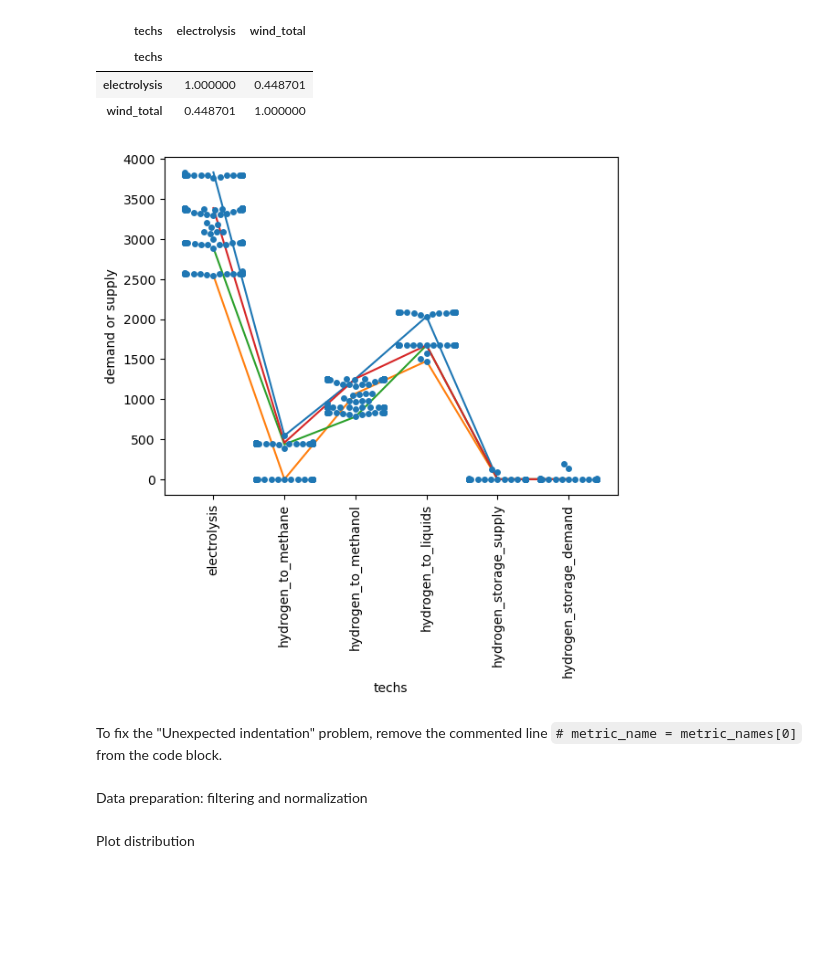
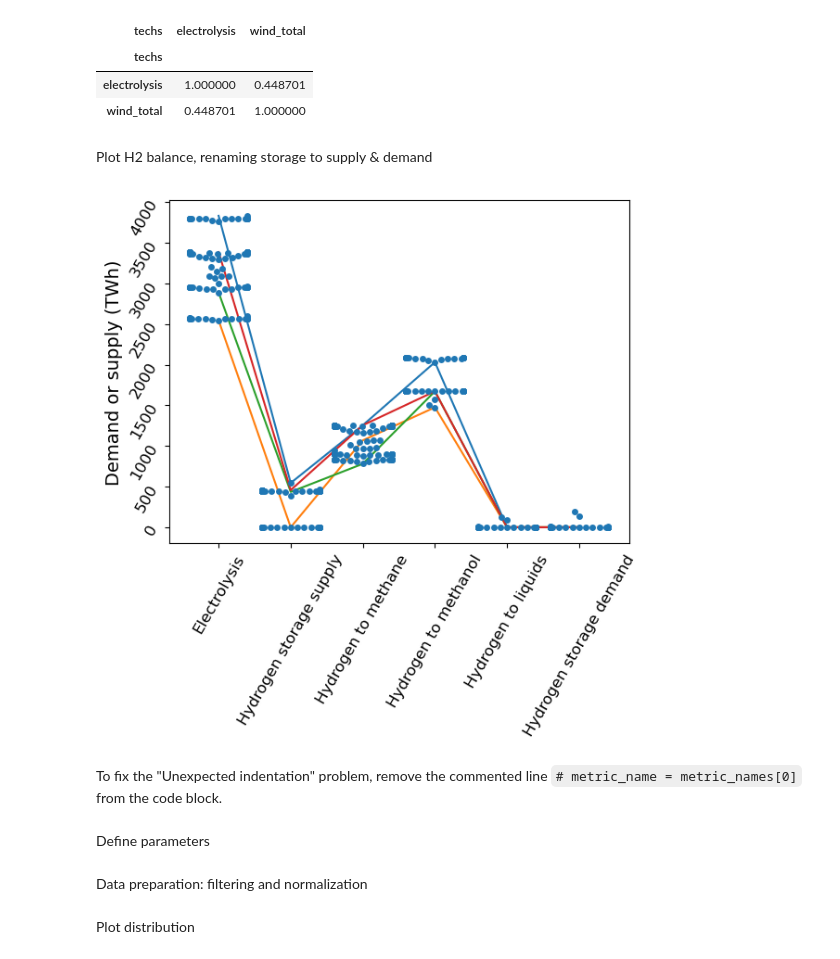
Before and after one commit to gnawin/mgaPlots, a Jupyter notebook: plot.ipynb, the cells around one changed output. Saved outputs shown, nothing was run; the diff lists cells and outputs as text; code cells hidden in the pictures; blank space fills up the shorter version.

Commit message:
Polish plotting functions

```diff
--- a/plot.ipynb
+++ b/plot.ipynb
@@ -142,8 +196,9 @@ dfs = []
 for metric_name in metric_names:
     df = read_csv(file_name, metric_name)
     carrier_of_interest = ['hydrogen']
-    aggregated_df_c = filter_by_carrier(df, metric_name, carrier_of_interest, total=True)
+    aggregated_df_c = filter_by_carrier(df, metric_name, carrier_of_interest, total=False) #NOTE:change total to True to get total capacity
     dfs.append(aggregated_df_c)
 
 combined_df = pd.concat(dfs)
+aggregated_df_c.head()
 # %% [output]
@@ -178,40 +231,74 @@ prepare_corr_matrix(aggregated_df_t, metric_name, technologies_of_interest)
 | techs |  |  |
 | electrolysis | 1.000000 | 0.448701 |
 | wind_total | 0.448701 | 1.000000 |
+# %% [markdown]
+Plot H2 balance, renaming storage to supply & demand
 # %%
 dfs = []
 new_metric_name = 'demand or supply'
 old_tech_name = 'hydrogen_storage'
 for metric_name in metric_names:
     df = read_csv(file_name, metric_name)
     df = df[df['carriers'].isin(['hydrogen'])]
     # aggregated_df = df.groupby(['spore', 'techs'])[f'{metric_name}'].sum().reset_index()
     total_df = df.groupby(['spore'])[f'{metric_name}'].sum().reset_index()
     separate_df = df.groupby(['spore', 'techs'])[f'{metric_name}'].sum().reset_index()
     separate_df['techs'] = separate_df['techs'].replace({old_tech_name: old_tech_name + "_supply" if metric_name==metric_names[1] else old_tech_name + "_demand"})
     separate_df = separate_df.rename(columns={metric_name: new_metric_name})
     dfs.append(separate_df)
 
 combined_df = pd.concat(dfs).reset_index(drop=True)
 combined_df = combined_df.sort_values(by='spore').reset_index(drop=True)
 combined_df.head(10)
 
 # add missing techs (i.e., all tech must have a value for each spore)
 pivot_df = combined_df.pivot_table(index='spore', columns='techs', values=new_metric_name, fill_value=0).reset_index()
 melt_df = pivot_df.melt(id_vars='spore', value_name=new_metric_name).sort_values(by='spore')
 combined_df = melt_df
 
 
 sns.swarmplot(x='techs', y=new_metric_name, data=combined_df, dodge=True)
 plt.xticks(rotation=90)
 
 interested_spores = [93, 97, 162, 8]
 filtered_df = combined_df[combined_df['spore'].isin(interested_spores)]
 sns.lineplot(x='techs', y=new_metric_name, hue='spore', data=filtered_df, palette='tab10', legend=False)
 # plt.savefig('outputs/electrolysis_outliers_h2_demand_supply_absolute.png', dpi=300, format='png', bbox_inches='tight')
+
+
+# Get original labels
+xticklabels = [item.get_text() for item in plt.gca().get_xticklabels()]
+xlabel = plt.gca().get_xlabel()
+ylabel = plt.gca().get_ylabel()
+
+# Replace "_" with space and capitalize first letter
+xticklabels = [label.replace("_", " ").capitalize() for label in xticklabels]
+xlabel = xlabel.replace("_", " ").capitalize()
+ylabel = ylabel.replace("_", " ").capitalize()
+
+xlabel = ''
+ylabel = f'{ylabel} (TWh)'
+
+# Manually define the order
+order = [xticklabels[0], xticklabels[4], xticklabels[1], xticklabels[2], xticklabels[3], xticklabels[5]]
+mapping = {label: value for value, label in enumerate(order)}
+xticklabels = sorted(xticklabels, key=lambda label: mapping[label])
+
+# Set new xticks and xtick labels
+plt.gca().set_xticks(range(len(xticklabels)))
+plt.gca().set_xticklabels(xticklabels)
+
+# Set new labels
+plt.gca().set_xlabel(xlabel)
+plt.gca().set_ylabel(ylabel, fontsize=14)
+
+plt.tick_params(axis='both', which='major', labelsize=12, rotation=60)
+
+plt.savefig(f'outputs/{metric_name}_distribution_{file_name}.png', dpi=300, format='png', bbox_inches='tight')
+plt.show()
 # %% [output]
-[figure, old version]
+[figure, new version]
 # %% [markdown]
 To fix the "Unexpected indentation" problem, remove the commented line `# metric_name = metric_names[0]` from the code block.
-# %% [markdown]
-Data preparation: filtering and normalization
+# %% [markdown]
+Define parameters
@@ -218,3 +312,5 @@ Data preparation: filtering and normalization
+# %% [markdown]
+Data preparation: filtering and normalization
 # %%
 
 dfs = []
```
Also changed, not shown: parts of 9 cells of this notebook.
